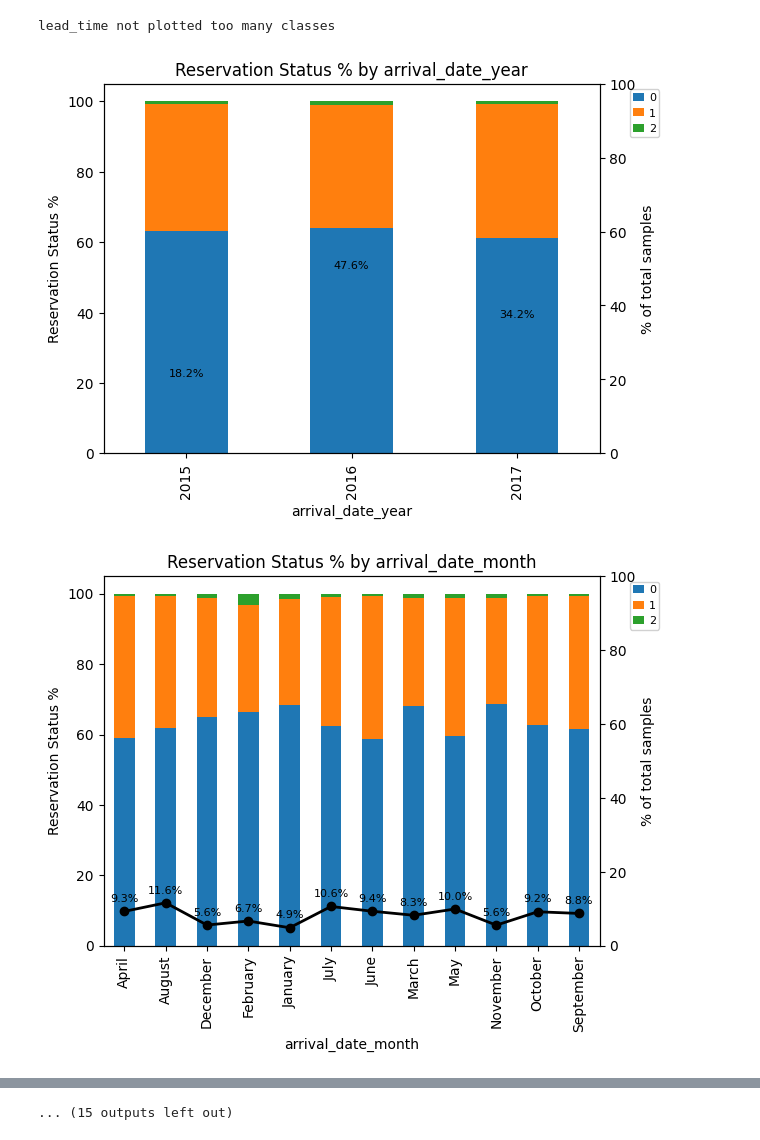
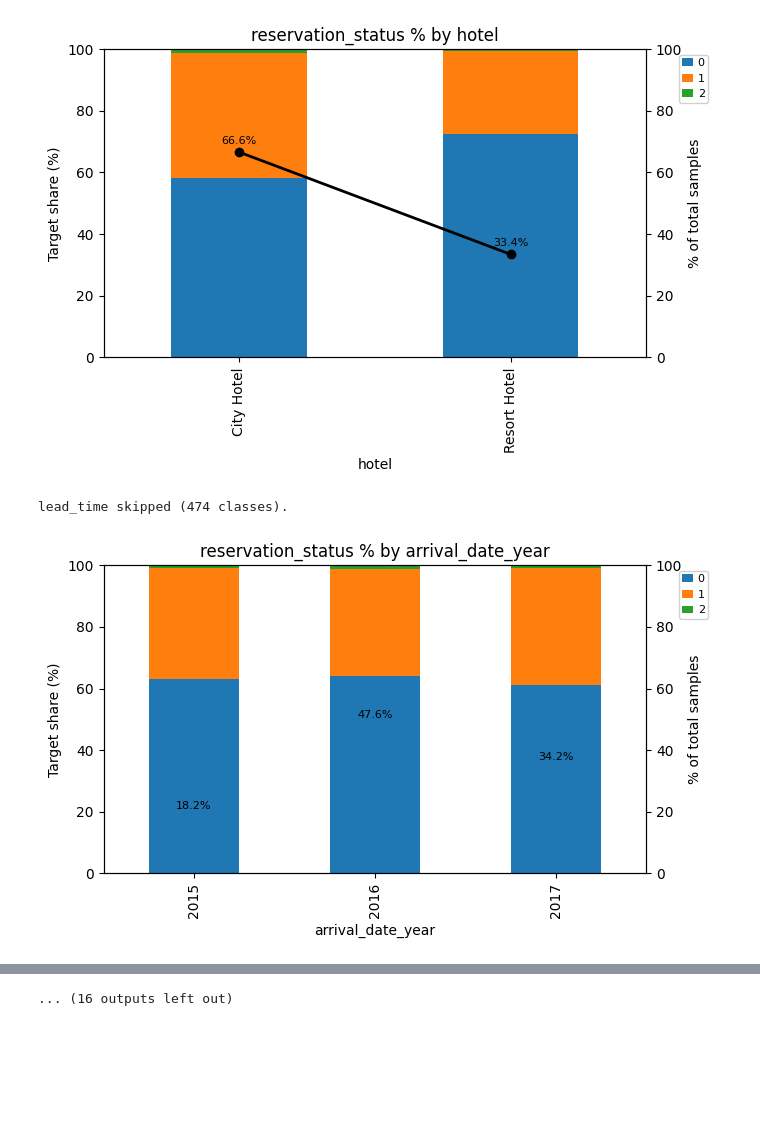
Before and after one commit to Leob000/booking-status-prediction, a Jupyter notebook: notebooks/explo.ipynb, the cells around one changed output, grey strips where cells are left out. Saved outputs shown, nothing was run; the diff lists cells and outputs as text; code cells hidden in the pictures; blank space fills up the shorter version.

Commit message:
feat: Continue exploration, data_processing.py pipeline

```diff
--- a/notebooks/explo.ipynb
+++ b/notebooks/explo.ipynb
@@ -51,9 +64,5 @@ df.describe()
 | 75% | 160.000000 | 2017.000000 | 38.000000 | 23.000000 | 2.000000 | ... |
 | max | 709.000000 | 2017.000000 | 53.000000 | 31.000000 | 16.000000 | ... |
 # %%
-# Transform "hotel" into is_City_hotel 1 for true, 0 for false
-print(df["hotel"].astype("category").value_counts())
-df["is_City_hotel"] = (df["hotel"] == "City Hotel").astype(int)
-df["is_City_hotel"].value_counts()
-df.drop(columns=["hotel"], inplace=True)
+df.dtypes
 # %% [output]
@@ -64,6 +86,6 @@ Name: count, dtype: int64
 # %%
-# We differentiate between the home country (PRT) and others
-df["country"].value_counts()
-df["is_PRT"] = (df["country"] == "PRT").astype(int)
-df["is_PRT"].value_counts()
-df.drop(columns=["country"], inplace=True)
+categorical_cols = df.select_dtypes(include=["object"]).columns.tolist()
+numeric_cols = [
+    col for col in df.select_dtypes(include=[np.number]).columns if col != TARGET_COL
+]
+categorical_cols, numeric_cols
@@ -70,63 +110,70 @@ df.drop(columns=["country"], inplace=True)
 # %%
-def make_percent(col):
-    if len(df[col].unique()) >= 100:
-        print(f"{col} not plotted too many classes")
-        return 0
-    if col == target:
-        return 0
-    meal_target_pct = (
-        df.groupby(col)[target]
+def plot_target_breakdown(
+    data: pd.DataFrame,
+    column: str,
+    target: str = TARGET_COL,
+    *,
+    max_classes: int = 80,
+) -> None:
+    if column not in data.columns or column == target:
+        return
+
+    n_classes = data[column].nunique()
+    if n_classes == 0 or n_classes > max_classes:
+        print(f"{column} skipped ({n_classes} classes).")
+        return
+
+    target_pct = (
+        data.groupby(column)[target]
         .value_counts(normalize=True)
         .unstack(fill_value=0)
         .multiply(100)
     )
 
-    # percentage weight of each class in `col` relative to total rows
     class_pct = (
-        df[col]
+        data[column]
         .value_counts(normalize=True)
         .multiply(100)
-        .reindex(meal_target_pct.index)
+        .reindex(target_pct.index)
         .fillna(0)
     )
 
-    ax = meal_target_pct.plot(kind="bar", stacked=True)
-    ax.set_title(f"Reservation Status % by {col}")
-    ax.set_xlabel(f"{col}")
-    ax.set_ylabel("Reservation Status %")
+    ax = target_pct.plot(kind="bar", stacked=True, figsize=(7, 4))
+    ax.set_title(f"{target} % by {column}")
+    ax.set_xlabel(column)
+    ax.set_ylabel("Target share (%)")
     ax.legend(
         bbox_to_anchor=(1.05, 1),
         loc="upper left",
         prop={"size": 8},
         handlelength=1,
         handletextpad=0.4,
         borderpad=0.3,
         framealpha=0.9,
     )
+    ax.set_ylim(0, 100)
 
-    # overlay the class weight as a line on a secondary y-axis
     ax2 = ax.twinx()
     class_pct.plot(kind="line", marker="o", color="k", ax=ax2, linewidth=2)
     ax2.set_ylabel("% of total samples")
-    ax2.set_ylim(0, max(100, class_pct.max() * 1.1))
+    # ax2.set_ylim(0, max(100, class_pct.max() * 1.1))
+    ax2.set_ylim(0, 100)
 
-    # annotate class weights
     for x, y in enumerate(class_pct.values):
         ax2.text(
             x,
             y + (ax2.get_ylim()[1] * 0.02),
             f"{y:.1f}%",
             ha="center",
             va="bottom",
             fontsize=8,
         )
-
     plt.show()
 
 
 for col in df.columns:
-    make_percent(col)
+    plot_target_breakdown(df, col)
 # %% [output]
+[figure, new version]
-lead_time not plotted too many classes
+lead_time skipped (474 classes).
-[figure, old version]
-[figure, old version]
+[figure, new version]
@@ -142 +189 @@ lead_time not plotted too many classes
-... (15 outputs left out)
+... (16 outputs left out)
```
Also changed, not shown: parts of 18 cells of this notebook, 7 other files.
